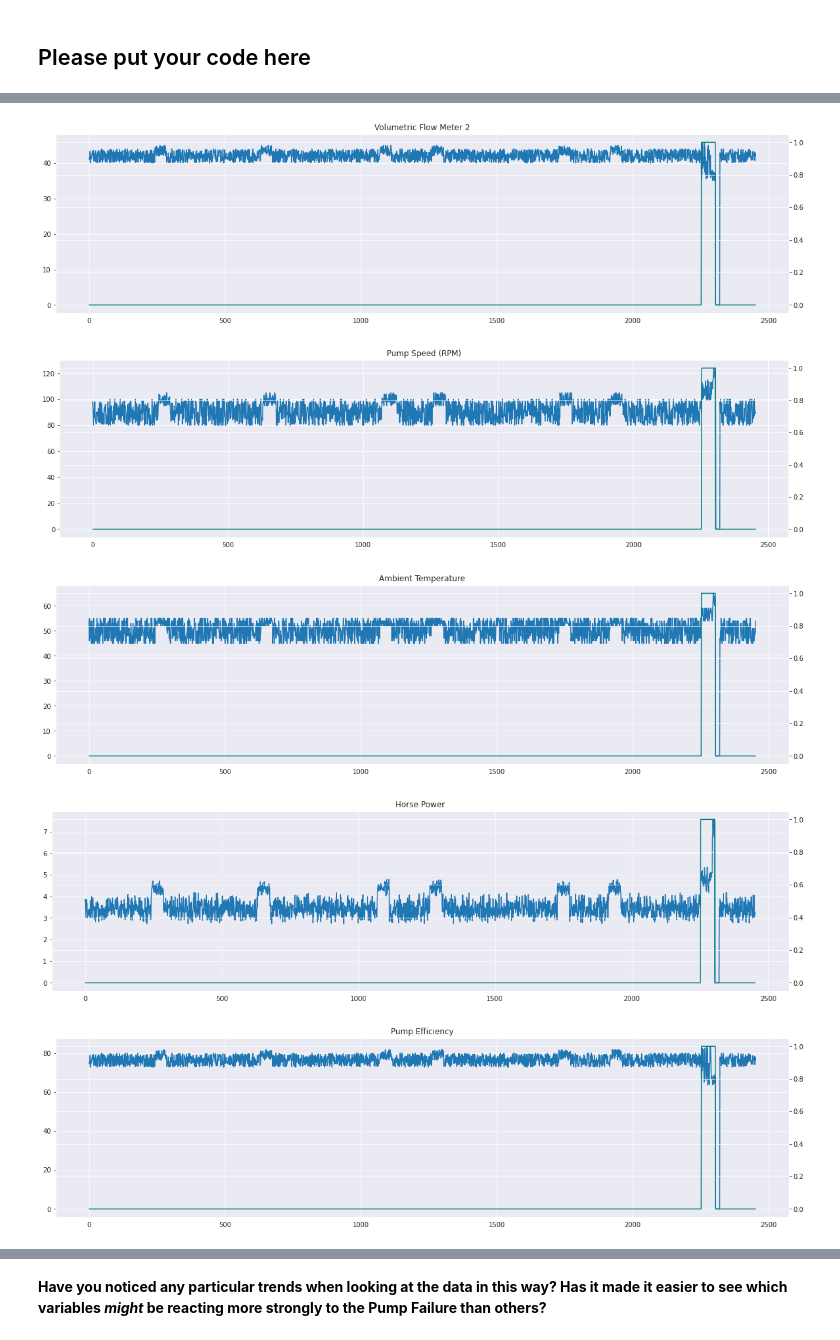
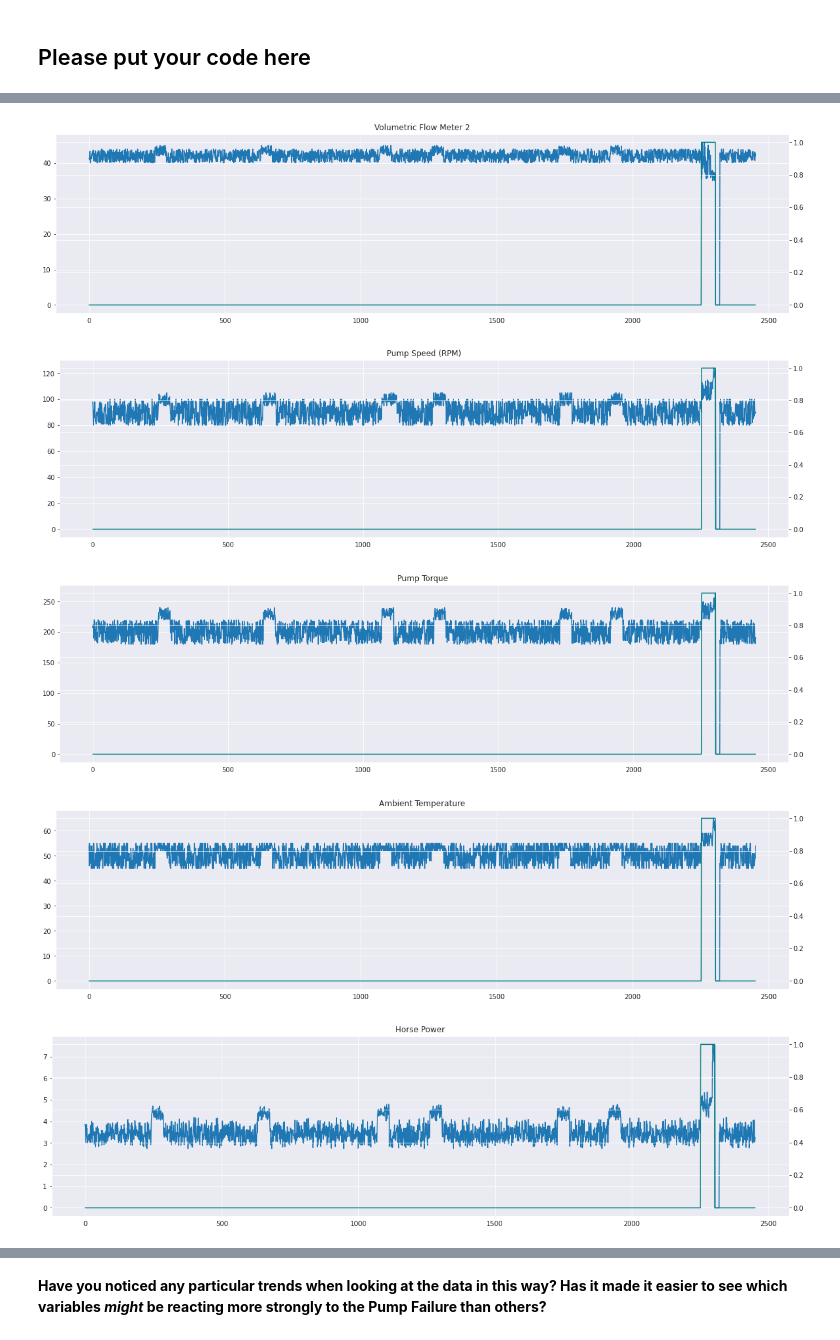
Before and after one commit to felipeLx/python, a Jupyter notebook: aemr/Southern_Water_Corp_OLS_Case_Study_Student_Facing_160221.ipynb, the cells around one changed output, grey strips where cells are left out. Drawn from its saved outputs; the diff is of its cells as text; code cells hidden in the pictures.

```diff
--- a/aemr/Southern_Water_Corp_OLS_Case_Study_Student_Facing_160221.ipynb
+++ b/aemr/Southern_Water_Corp_OLS_Case_Study_Student_Facing_160221.ipynb
@@ -407,18 +404,18 @@ Check out this link to learn how to do this: https://matplotlib.org/gallery/api/
 # %% [markdown]
 ## Please put your code here
 # %%
-listOfVariables = ["Volumetric Flow Meter 1", "Volumetric Flow Meter 2", "Pump Speed (RPM)", "Ambient Temperature", "Horse Power", "Pump Efficiency"]
+listOfVariables = ["Volumetric Flow Meter 1", "Volumetric Flow Meter 2", "Pump Speed (RPM)", "Pump Torque ", "Ambient Temperature", "Horse Power", "Pump Efficiency"]
 
 for item in listOfVariables:
     first_axis = df_raw[item].plot(kind="line")
     second_axis = first_axis.twinx()
     second_axis.plot(df_raw["PUMP FAILURE (1 or 0)"], color="teal")
     plt.title(item)
     plt.show()
 # %% [output]
 [figure]
 [figure]
 [figure]
-[figure, old version]
+[figure, new version]
-[figure, old version]
+[figure, new version]
-[figure, old version]
+[figure, new version]
```
Also changed, not shown: parts of 23 cells of this notebook, 4 other files.
